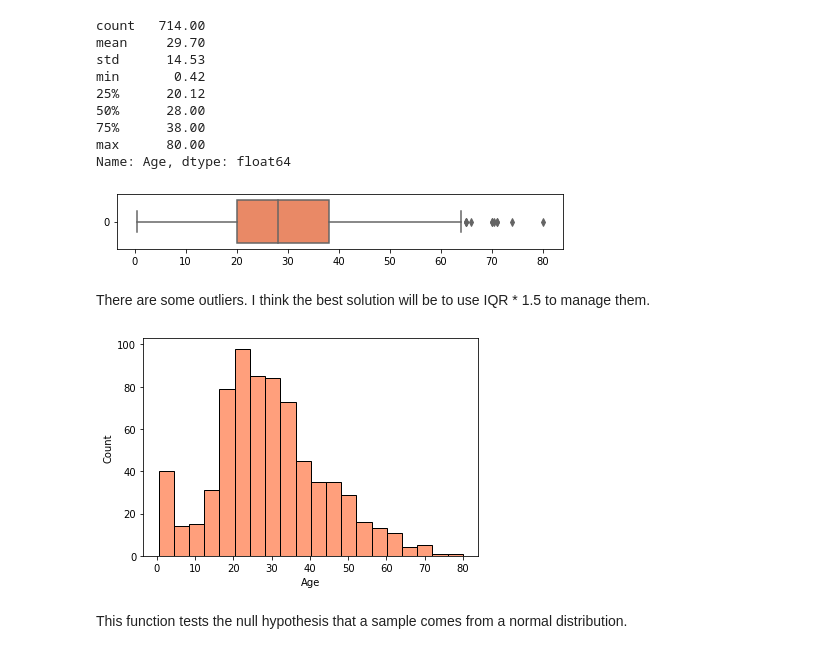
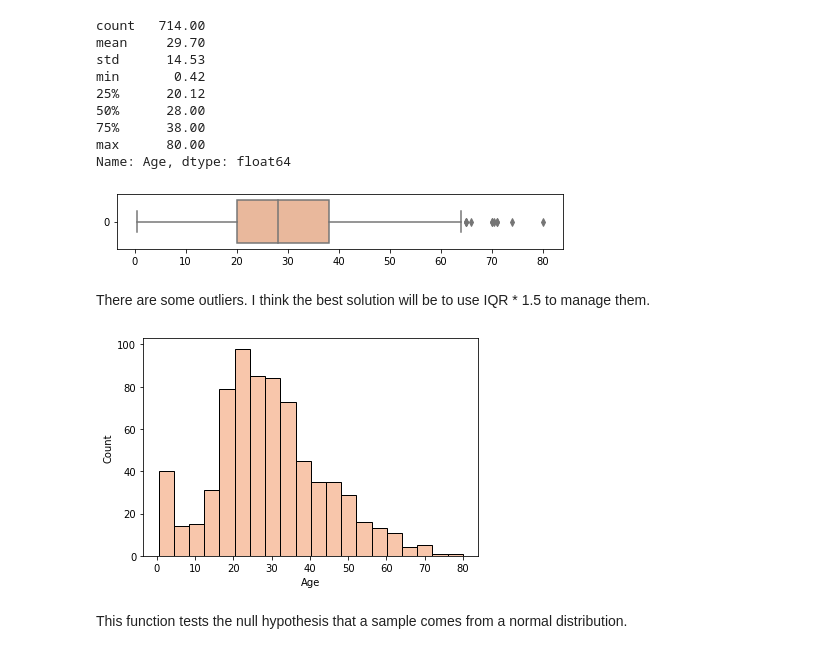
Before and after one commit to Justdek-code/data-science, a Jupyter notebook: titanic_practice/titanic_survived_classification.ipynb, the cells around one changed output. Drawn from its saved outputs; the diff is of its cells as text; code cells hidden in the pictures.

```diff
--- a/titanic_practice/titanic_survived_classification.ipynb
+++ b/titanic_practice/titanic_survived_classification.ipynb
@@ -79,6 +86,6 @@ std_numerical_data.head()
 | 4 | 0.83 | 0.37 | -0.47 | -0.47 | -0.49 |
 # %%
 plt.figure(figsize=(10, 4))
-sns.set_palette(sns.color_palette("crest"))
+sns.set_palette(sns.color_palette("rocket_r"))
 sns.boxplot(data=std_numerical_data, orient='horizontal');
 # %% [output]
@@ -108,16 +126,17 @@ min       0.42
 max      80.00
 Name: Age, dtype: float64
 # %%
+sns.set_palette(sns.color_palette("rocket_r"))
 plt.figure(figsize=(8, 1))
-sns.boxplot(data=age_attribute, orient='horizontal', color='coral');
+sns.boxplot(data=age_attribute, orient='horizontal');
 # %% [output]
-[figure, old version]
+[figure, new version]
 # %% [markdown]
 There are some outliers. I think the best solution will be to use IQR * 1.5 to manage them.
 # %%
-sns.histplot(age_attribute, color='coral');
+sns.histplot(age_attribute);
 # %% [output]
-[figure, old version]
+[figure, new version]
 # %%
 k2_score, pvalue = stats.normaltest(age_attribute.fillna(age_attribute.median()))
 # %% [markdown]
```
Also changed, not shown: parts of 76 cells of this notebook, 1 other file.
